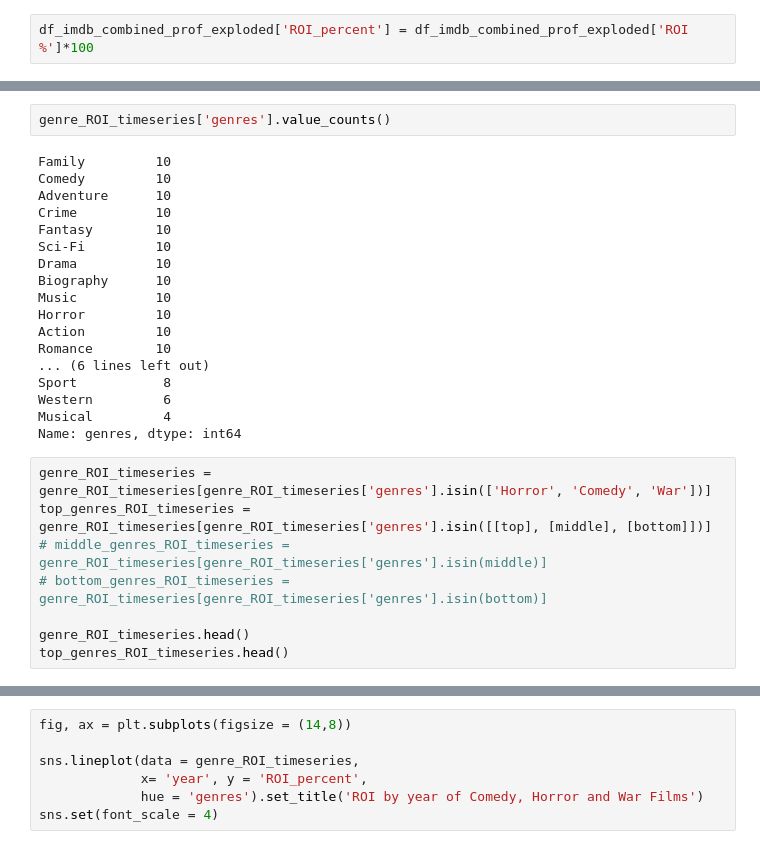
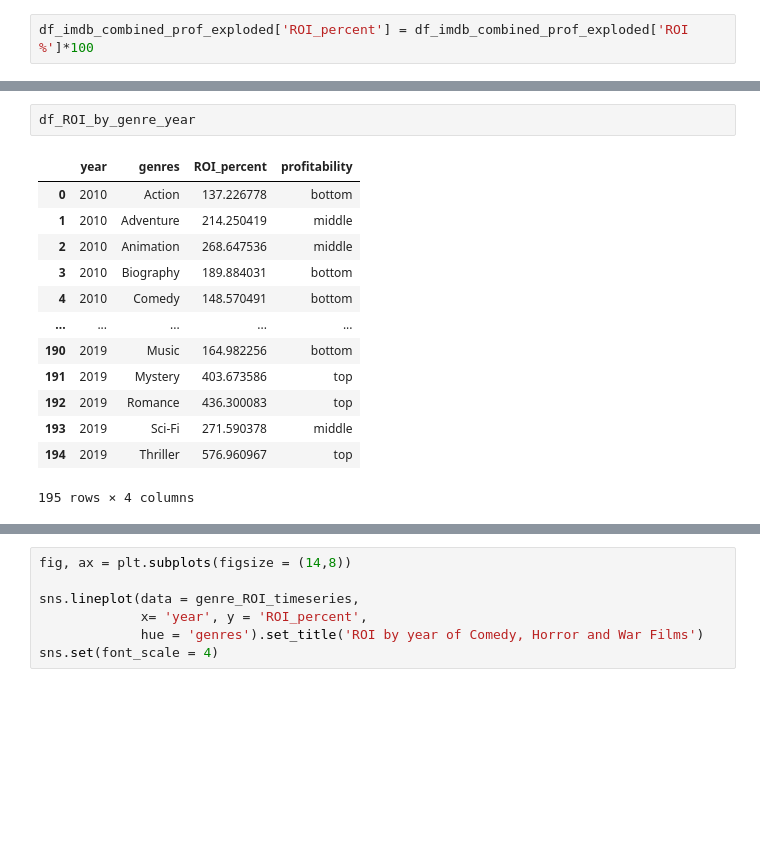
Before and after one commit to Nindorph/MovieAnalysis, a Jupyter notebook: Dani/MovieAnalysis_Dani.ipynb, the cells around one changed output, grey strips where cells are left out. Cells and saved outputs as stored; diff of their text form; blank space fills up the shorter version.

```diff
--- a/Dani/MovieAnalysis_Dani.ipynb
+++ b/Dani/MovieAnalysis_Dani.ipynb
@@ -296,31 +214,19 @@ test
-# %%
-genre_ROI_timeseries['genres'].value_counts()
-# %% [output]
-Family         10
-Comedy         10
-Adventure      10
-Crime          10
-Fantasy        10
-Sci-Fi         10
-Drama          10
-Biography      10
-Music          10
-Horror         10
-Action         10
-Romance        10
-... (6 lines left out)
-Sport           8
-Western         6
-Musical         4
-Name: genres, dtype: int64
-# %%
-genre_ROI_timeseries = genre_ROI_timeseries[genre_ROI_timeseries['genres'].isin(['Horror', 'Comedy', 'War'])]
-top_genres_ROI_timeseries = genre_ROI_timeseries[genre_ROI_timeseries['genres'].isin([[top], [middle], [bottom]])]
-# middle_genres_ROI_timeseries = genre_ROI_timeseries[genre_ROI_timeseries['genres'].isin(middle)]
-# bottom_genres_ROI_timeseries = genre_ROI_timeseries[genre_ROI_timeseries['genres'].isin(bottom)]
-
-genre_ROI_timeseries.head()
-top_genres_ROI_timeseries.head()
+# %%
+df_ROI_by_genre_year
+# %% [output]
+|  | year | genres | ROI_percent | profitability |
+| 0 | 2010 | Action | 137.226778 | bottom |
+| 1 | 2010 | Adventure | 214.250419 | middle |
+| 2 | 2010 | Animation | 268.647536 | middle |
+| 3 | 2010 | Biography | 189.884031 | bottom |
+| 4 | 2010 | Comedy | 148.570491 | bottom |
+| ... | ... | ... | ... | ... |
+| 190 | 2019 | Music | 164.982256 | bottom |
+| 191 | 2019 | Mystery | 403.673586 | top |
+| 192 | 2019 | Romance | 436.300083 | top |
+| 193 | 2019 | Sci-Fi | 271.590378 | middle |
+| 194 | 2019 | Thriller | 576.960967 | top |
+195 rows × 4 columns
 # %%
 fig, ax = plt.subplots(figsize = (14,8))
 
```
Also changed, not shown: parts of 26 cells of this notebook.
